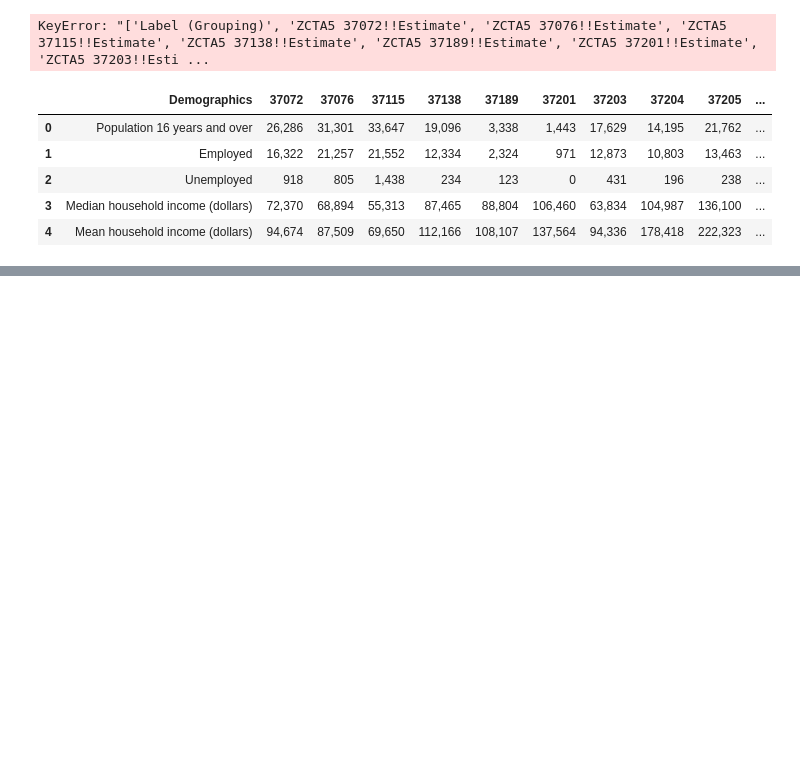
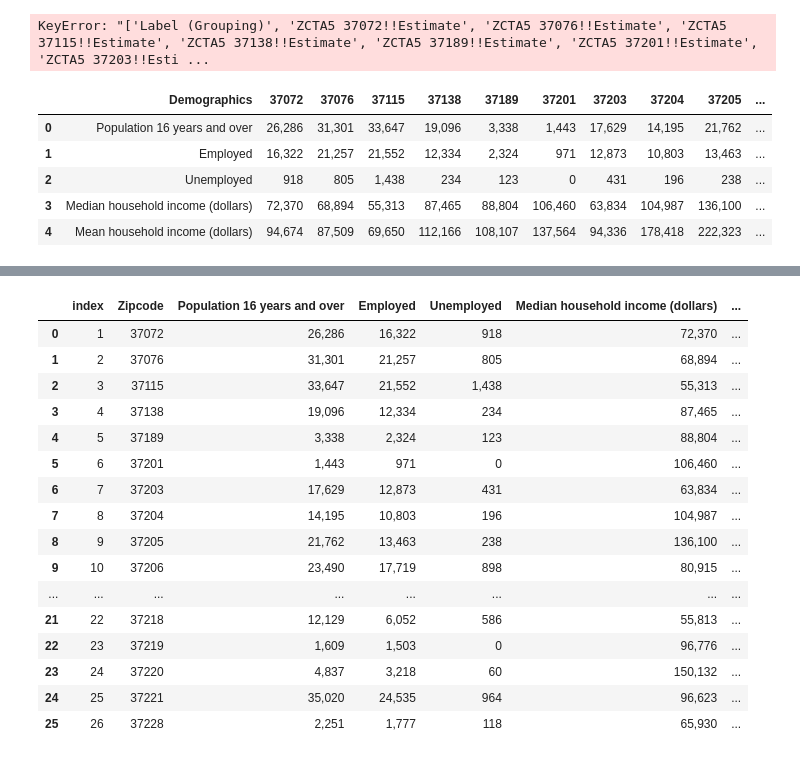
Before and after one commit to Luna-Agora/caps, a Jupyter notebook: notebooks/census zipcodes merge.ipynb, the cells around one changed output, grey strips where cells are left out. Cells and saved outputs as stored; diff of their text form; code cells hidden in the pictures; blank space fills up the shorter version.

```diff
--- a/notebooks/census zipcodes merge.ipynb
+++ b/notebooks/census zipcodes merge.ipynb
@@ -429,5 +429,31 @@ y26
 | 24 | 37220 | 4,837 | 3,218 | 60 | 150,132 | 230,199 |
 | 25 | 37221 | 35,020 | 24,535 | 964 | 96,623 | 122,269 |
 | 26 | 37228 | 2,251 | 1,777 | 118 | 65,930 | 120,574 |
+# %%
+y26.columns = y26.iloc[0]
+# %%
+y26 = y26.iloc[1:]
+# %%
+y26 = y26.reset_index()
+# %%
+y26
+# %% [output]
+|  | index | Zipcode | Population 16 years and over | Employed | Unemployed | Median household income (dollars) | ... |
+| 0 | 1 | 37072 | 26,286 | 16,322 | 918 | 72,370 | ... |
+| 1 | 2 | 37076 | 31,301 | 21,257 | 805 | 68,894 | ... |
+| 2 | 3 | 37115 | 33,647 | 21,552 | 1,438 | 55,313 | ... |
+| 3 | 4 | 37138 | 19,096 | 12,334 | 234 | 87,465 | ... |
+| 4 | 5 | 37189 | 3,338 | 2,324 | 123 | 88,804 | ... |
+| 5 | 6 | 37201 | 1,443 | 971 | 0 | 106,460 | ... |
+| 6 | 7 | 37203 | 17,629 | 12,873 | 431 | 63,834 | ... |
+| 7 | 8 | 37204 | 14,195 | 10,803 | 196 | 104,987 | ... |
+| 8 | 9 | 37205 | 21,762 | 13,463 | 238 | 136,100 | ... |
+| 9 | 10 | 37206 | 23,490 | 17,719 | 898 | 80,915 | ... |
+| ... | ... | ... | ... | ... | ... | ... | ... |
+| 21 | 22 | 37218 | 12,129 | 6,052 | 586 | 55,813 | ... |
+| 22 | 23 | 37219 | 1,609 | 1,503 | 0 | 96,776 | ... |
+| 23 | 24 | 37220 | 4,837 | 3,218 | 60 | 150,132 | ... |
+| 24 | 25 | 37221 | 35,020 | 24,535 | 964 | 96,623 | ... |
+| 25 | 26 | 37228 | 2,251 | 1,777 | 118 | 65,930 | ... |
 # %%
 z26.to_csv('census_income_clean.csv', index=False)
```
Also changed, not shown: parts of 1 cell of this notebook, 5 other files.
